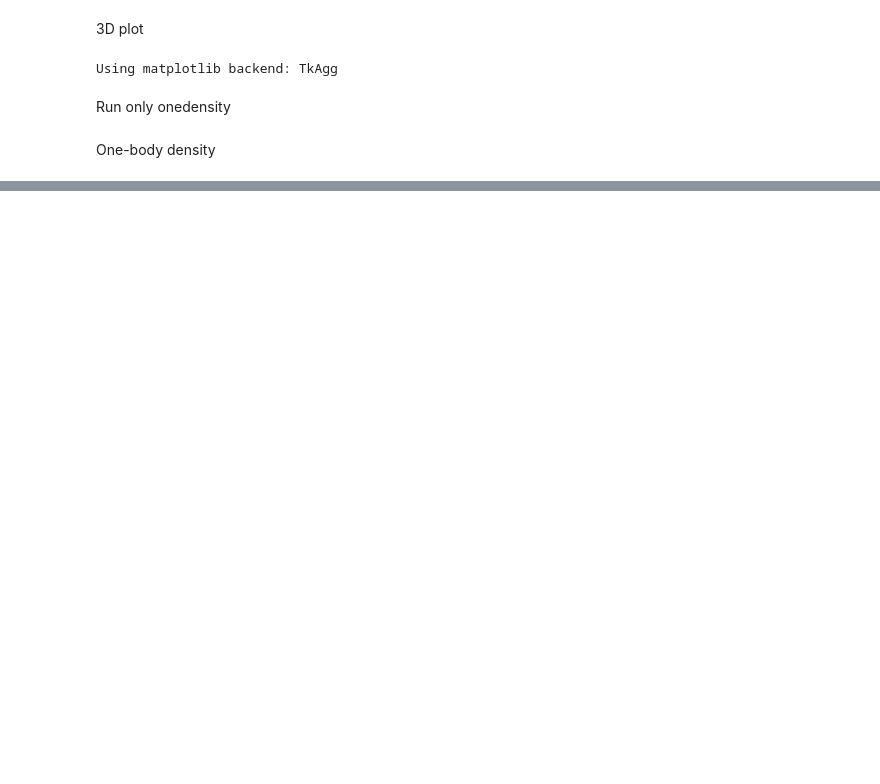
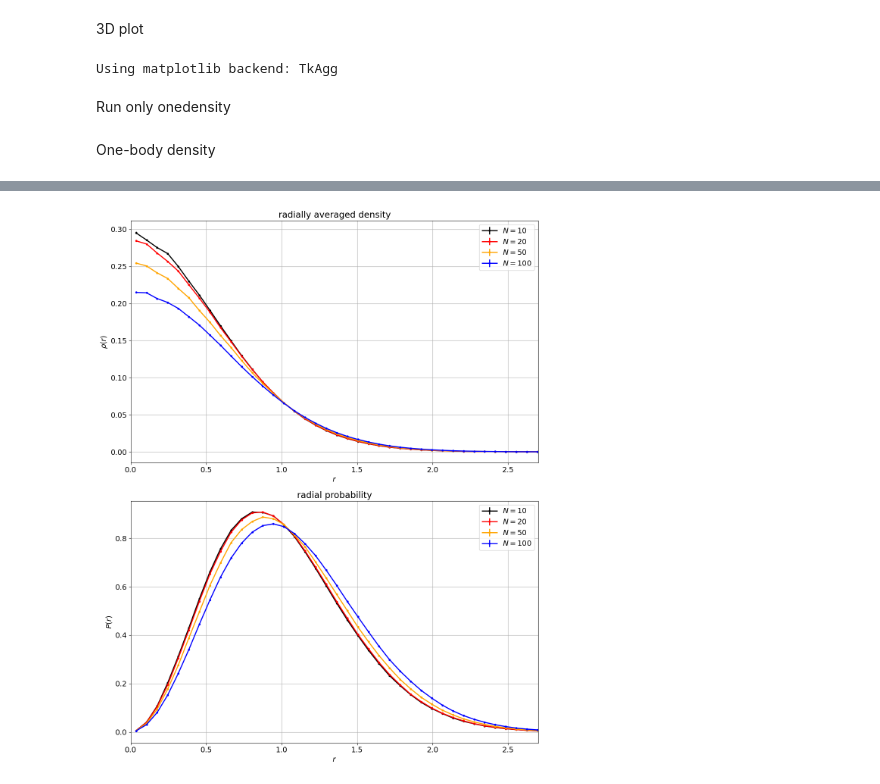
Before and after one commit to DavideCacopardi/variational-monte-carlo-fys4411-DC2026, a Jupyter notebook: display.ipynb, the cells around one changed output, grey strips where cells are left out. Cells and saved outputs as stored; diff of their text form; code cells hidden in the pictures; blank space fills up the shorter version.

```diff
--- a/display.ipynb
+++ b/display.ipynb
@@ -198,0 +272,84 @@ fig.savefig("./iofiles/density.png", dpi=300)
+# %%
+%matplotlib inline
+
+def volume_hshpere(r, dim):
+    return 2 * np.pi**(dim/2) / sp.special.gamma(dim/2) * r**(dim-1)
+
+dim = 3
+i = 0
+r = [0]
+rho = [0]
+drho = [0]
+p = [0]
+dp = [0]
+N = [0]
+N[0] = 1
+dirname = "images_backup/comparisonInteracting"
+for file in os.listdir(os.fsencode(dirname)):
+    filename = os.fsdecode(file)
+    if filename[len(filename)-5:] != "N.dat":
+        # print(filename[len(filename)-3:])
+        continue
+    if i > len(r) - 1:
+        N.append(0)
+        r.append(0)
+        rho.append(0)
+        drho.append(0)
+        p.append(0)
+        dp.append(0)
+    print(filename)
+    _idx = filename.find("_")
+    Nidx = filename.find("N")
+    N[i] = int(filename[_idx+1:Nidx])
+    r[i], rho[i], drho[i], p[i], dp[i] = np.loadtxt(dirname + '/' + filename, delimiter=',', unpack=True)
+    rho[i] /= N[i]
+    drho[i] /= N[i]
+    p[i] /= N[i]
+    dp[i] /= N[i]
+    i += 1
+dim = i
+N = np.array(N)
+r = np.array(r)
+rho = np.array(rho)
+drho = np.array(drho)
+p = np.array(p)
+dp = np.array(dp)
+
+# Sort by N
+sort_idx = np.argsort(N)
+print(sort_idx)
+N = N[sort_idx]
+r = r[sort_idx, :]
+rho = rho[sort_idx, :]
+drho = drho[sort_idx, :]
+p = p[sort_idx, :]
+dp = dp[sort_idx, :]
+
+lab = [r"$N = $"f"{N[k]}" for k in range(dim)]
+c = ["black", "red", "orange", "blue"]
+
+fig = plt.figure(figsize=(12, 15))
+gs = fig.add_gridspec(2, 1)
+
+ax = fig.add_subplot(gs[0, 0])
+# for i in range(dim-1, -1, -1):
+for i in range(dim):
+    ax.errorbar(r[i], y=rho[i], yerr=drho[i], marker='.', color=c[i], markersize=6, linestyle='-', linewidth=2, label=lab[i])
+ax.set_title(r"radially averaged density")
+ax.set_ylabel(r"$\rho(r)$")
+ax.set_xlabel(r"$r$")
+ax.set_xlim(0, 2.7)
+ax.legend()
+
+ax = fig.add_subplot(gs[1, 0])
+# for i in range(dim-1, -1, -1):
+for i in range(dim):
+    ax.errorbar(r[i], y=p[i], yerr=dp[i], marker='.', color=c[i], markersize=6, linestyle='-', linewidth=2, label=lab[i])
+ax.set_title(r"radial probability")
+ax.set_ylabel(r"$P(r)$")
+ax.set_xlabel(r"$r$")
+ax.set_xlim(0, 2.7)
+ax.legend()
+plt.tight_layout()
+fig.savefig("./images_backup/comparisonInteracting/comparisonInteracting.png", dpi=300)
+# %% [output]
@@ -198,0 +361 @@ fig.savefig("./iofiles/density.png", dpi=300)
+[figure, added]
```
Also changed, not shown: parts of 8 cells of this notebook, 25 other files.
